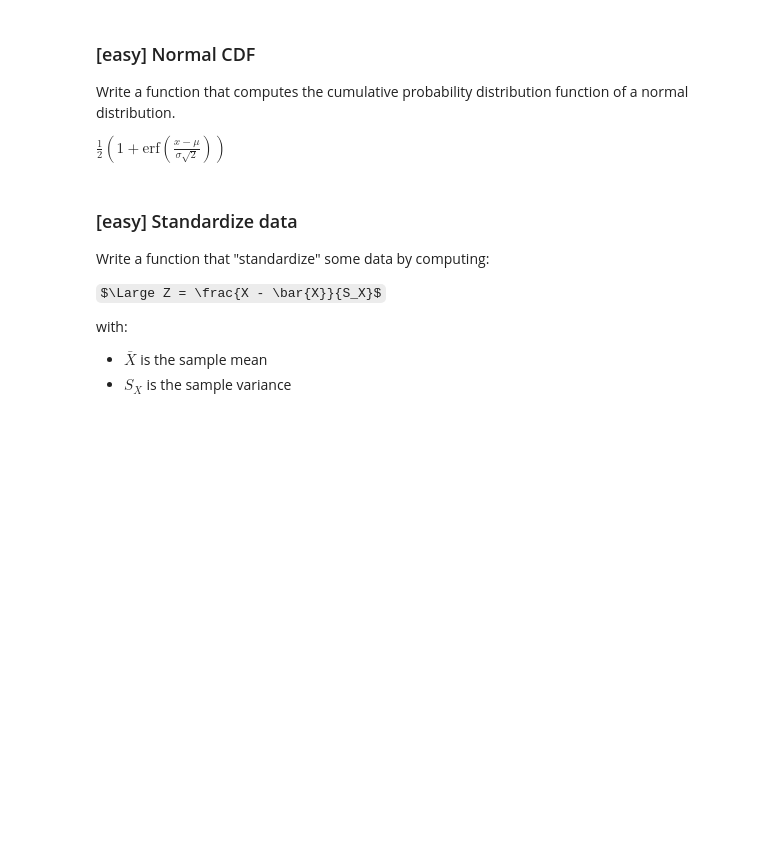
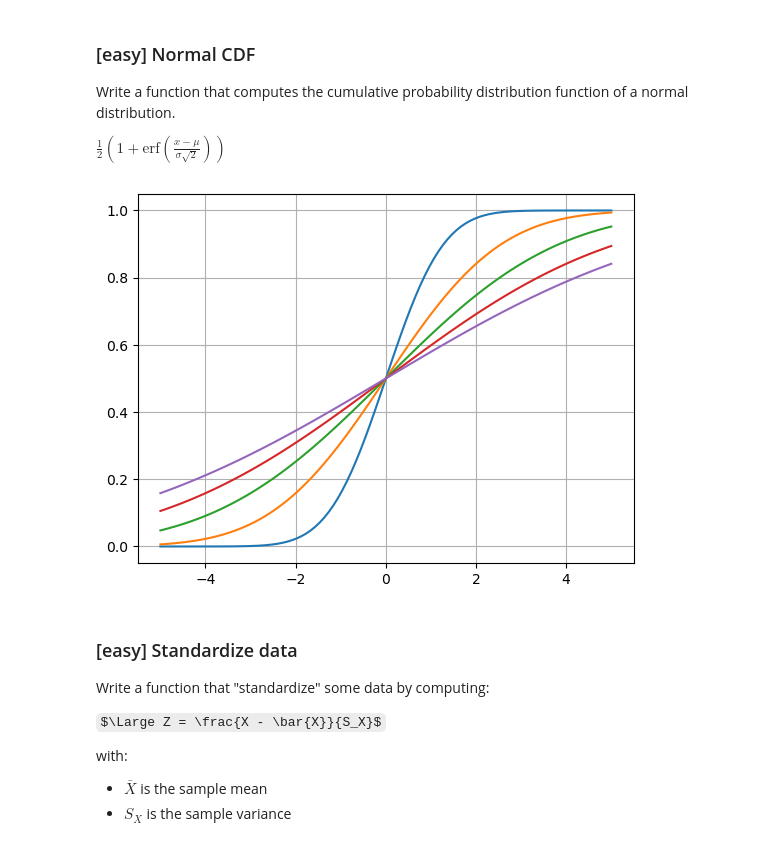
Before and after one commit to Fulin-ZHANG/EM-Lyon, a Jupyter notebook: Week2_Data_cleaning_analysis/Session_04/Session_04.ipynb, the cells around one changed output. Cells and saved outputs as stored; diff of their text form; code cells hidden in the pictures; some formulas as TeX source; blank space fills up the shorter version.

```diff
--- a/Week2_Data_cleaning_analysis/Session_04/Session_04.ipynb
+++ b/Week2_Data_cleaning_analysis/Session_04/Session_04.ipynb
@@ -55,19 +60,22 @@ Write a function that computes the cumulative probability distribution function
 ${\displaystyle {\frac {1}{2}}\left(1+\mathrm {erf} \left({\frac {x-\mu }{\sigma {\sqrt {2}}}}\right)\right)\!~}$
 # %%
 def msds_normal_cdf(x, mu, sigma2):
-    pass
+    return 0.5 * (1 + math.erf((x - mu) / (sigma2 * math.sqrt(2))))
+
 
 def test_msds_normal_cdf():
     assert msds_normal_cdf(0, 0, 1) == 0.5
     X = np.linspace(-5, 5, num=100)
     Y = []
     for s in np.linspace(1, 5, num=5):
         Y = [msds_normal_cdf(x, 0, s) for x in X]
         plt.plot(X, Y)
         plt.grid(zorder=0)
 
 
 test_msds_normal_cdf()
+# %% [output]
+[figure, added]
 # %% [markdown]
 ### [easy] Standardize data
 
```
Also changed, not shown: parts of 8 cells of this notebook, 7 other files.
